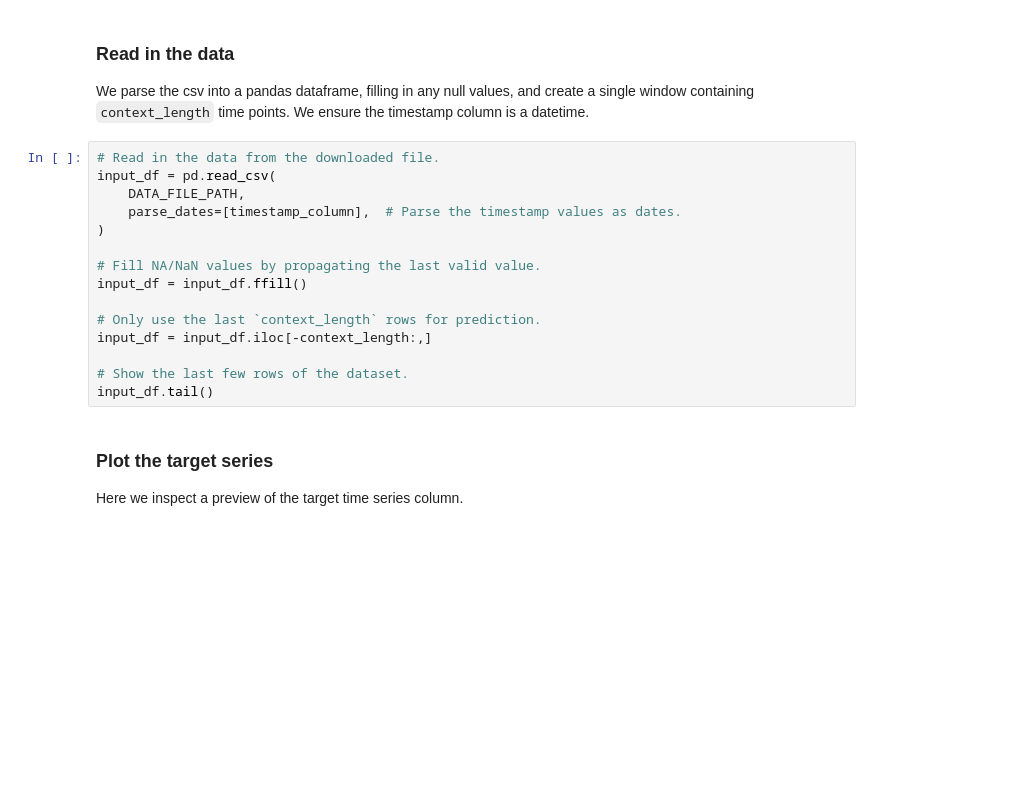
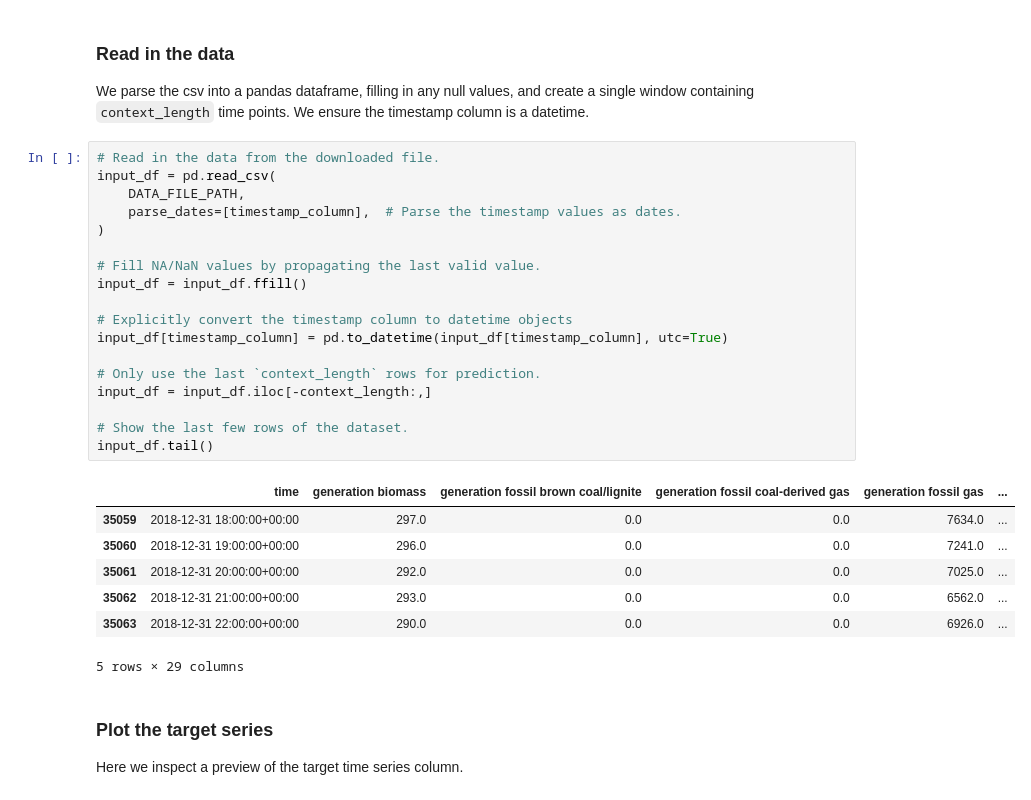
Before and after one commit to sec24ci039/HTML, a Jupyter notebook: recipes/Time_Series/Time_Series_Getting_Started.ipynb, the cells around one changed output. Cells and saved outputs as stored; diff of their text form; blank space fills up the shorter version.

```diff
--- a/recipes/Time_Series/Time_Series_Getting_Started.ipynb
+++ b/recipes/Time_Series/Time_Series_Getting_Started.ipynb
@@ -62,18 +62,29 @@ We parse the csv into a pandas dataframe, filling in any null values, and create
 # %%
 # Read in the data from the downloaded file.
 input_df = pd.read_csv(
     DATA_FILE_PATH,
     parse_dates=[timestamp_column],  # Parse the timestamp values as dates.
 )
 
 # Fill NA/NaN values by propagating the last valid value.
 input_df = input_df.ffill()
 
+# Explicitly convert the timestamp column to datetime objects
+input_df[timestamp_column] = pd.to_datetime(input_df[timestamp_column], utc=True)
+
 # Only use the last `context_length` rows for prediction.
 input_df = input_df.iloc[-context_length:,]
 
 # Show the last few rows of the dataset.
 input_df.tail()
+# %% [output]
+|  | time | generation biomass | generation fossil brown coal/lignite | generation fossil coal-derived gas | generation fossil gas | ... |
+| 35059 | 2018-12-31 18:00:00+00:00 | 297.0 | 0.0 | 0.0 | 7634.0 | ... |
+| 35060 | 2018-12-31 19:00:00+00:00 | 296.0 | 0.0 | 0.0 | 7241.0 | ... |
+| 35061 | 2018-12-31 20:00:00+00:00 | 292.0 | 0.0 | 0.0 | 7025.0 | ... |
+| 35062 | 2018-12-31 21:00:00+00:00 | 293.0 | 0.0 | 0.0 | 6562.0 | ... |
+| 35063 | 2018-12-31 22:00:00+00:00 | 290.0 | 0.0 | 0.0 | 6926.0 | ... |
+5 rows × 29 columns
 # %% [markdown]
 ### Plot the target series
 
```
Also changed, not shown: parts of 4 cells of this notebook.
